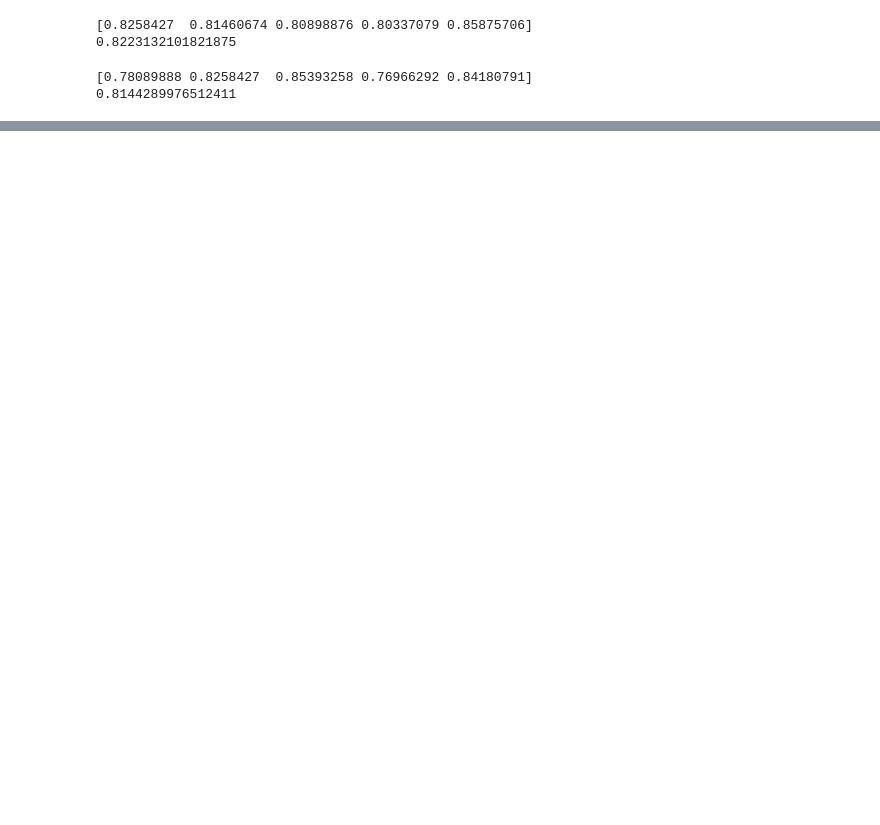
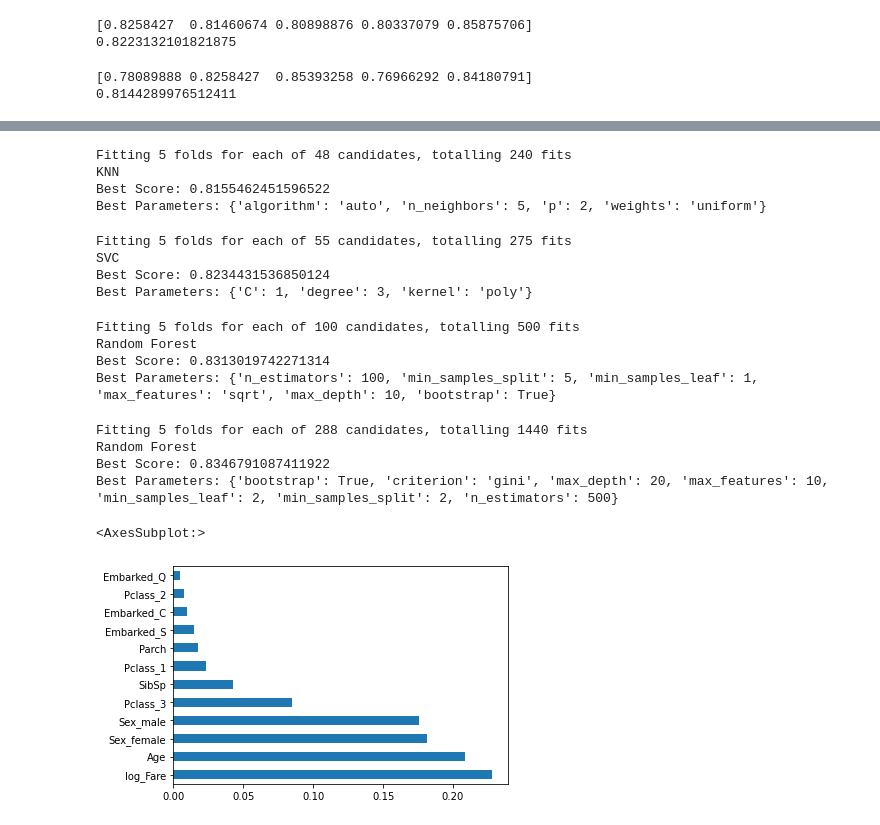
Before and after one commit to nicholashuang23/Personal-Projects, a Jupyter notebook: Data Project/Kaggle Titanic Survival Prediction/Jupyter Notebooks/Preprocessing.ipynb, the cells around one changed output, grey strips where cells are left out. Cells and saved outputs as stored; diff of their text form; code cells hidden in the pictures; blank space fills up the shorter version.

```diff
--- a/Data Project/Kaggle Titanic Survival Prediction/Jupyter Notebooks/Preprocessing.ipynb
+++ b/Data Project/Kaggle Titanic Survival Prediction/Jupyter Notebooks/Preprocessing.ipynb
@@ -326,0 +353,75 @@ basic_submission.to_csv('basic_submission.csv', index = False)
+# %%
+knn = KNeighborsClassifier()
+param_grid = {
+    'n_neighbors': [3,5,7,9],
+    'weights' : ['uniform', 'distance'],
+    'algorithm': ['auto', 'ball_tree', 'kd_tree'],
+    'p': [1,2]
+
+}
+
+clf_knn = GridSearchCV(knn, param_grid = param_grid, cv = 5, verbose = True, n_jobs = -1)
+best_clf_knn = clf_knn.fit(X_train, y_train)
+clf_performance(best_clf_knn, 'KNN')
+# %% [output]
+Fitting 5 folds for each of 48 candidates, totalling 240 fits
+KNN
+Best Score: 0.8155462451596522
+Best Parameters: {'algorithm': 'auto', 'n_neighbors': 5, 'p': 2, 'weights': 'uniform'}
+# %%
+svc = SVC(probability = True)
+param_grid = tuned_parameters = [{'kernel': ['rbf'], 'gamma': [.1, .5, 1, 2, 5, 10], 'C': [.1,1,10,100,1000]},
+                                 {'kernel': ['linear'], 'C': [.1,1,10,100,1000]},
+                                {'kernel': ['poly'], 'degree':[2,3,4,5], 'C': [.1,1,10,100,1000]}
+                                ]
+
+clf_svc = GridSearchCV(svc, param_grid = param_grid, cv = 5, verbose = 5, n_jobs = -1)
+best_clf_svc = clf_svc.fit(X_train, y_train)
+clf_performance(best_clf_svc, 'SVC')
+# %% [output]
+Fitting 5 folds for each of 55 candidates, totalling 275 fits
+SVC
+Best Score: 0.8234431536850124
+Best Parameters: {'C': 1, 'degree': 3, 'kernel': 'poly'}
+# %%
+rf = RandomForestClassifier(random_state = 1)
+param_grid =  {'n_estimators': [100,500,1000],
+                                  'bootstrap': [True,False],
+                                  'max_depth': [3,5,10,20,50,75,100,None],
+                                  'max_features': ['auto','sqrt'],
+                                  'min_samples_leaf': [1,2,4,10],
+                                  'min_samples_split': [2,5,10]}
+
+clf_rf_rnd = RandomizedSearchCV(rf, param_distributions = param_grid, n_iter = 100, cv = 5, verbose = True, n_jobs = -1)
+best_clf_rf_rnd = clf_rf_rnd.fit(X_train,y_train)
+clf_performance(best_clf_rf_rnd,'Random Forest')
+# %% [output]
+Fitting 5 folds for each of 100 candidates, totalling 500 fits
+Random Forest
+Best Score: 0.8313019742271314
+Best Parameters: {'n_estimators': 100, 'min_samples_split': 5, 'min_samples_leaf': 1, 'max_features': 'sqrt', 'max_depth': 10, 'bootstrap': True}
+# %%
+rf = RandomForestClassifier(random_state = 1)
+param_grid =  {'n_estimators': [400,450,500,550],
+               'criterion':['gini','entropy'],
+                                  'bootstrap': [True],
+                                  'max_depth': [15, 20, 25],
+                                  'max_features': ['auto','sqrt', 10],
+                                  'min_samples_leaf': [2,3],
+                                  'min_samples_split': [2,3]}
+
+clf_rf = GridSearchCV(rf, param_grid = param_grid, cv = 5, verbose = True, n_jobs = -1)
+best_clf_rf = clf_rf.fit(X_train,y_train)
+clf_performance(best_clf_rf,'Random Forest')
+# %% [output]
+Fitting 5 folds for each of 288 candidates, totalling 1440 fits
+Random Forest
+Best Score: 0.8346791087411922
+Best Parameters: {'bootstrap': True, 'criterion': 'gini', 'max_depth': 20, 'max_features': 10, 'min_samples_leaf': 2, 'min_samples_split': 2, 'n_estimators': 500}
+# %%
+best_rf = best_clf_rf.best_estimator_.fit(X_train, y_train)
+feat_importances = pd.Series(best_rf.feature_importances_, index = X_train.columns)
+feat_importances.nlargest(20).plot(kind = 'barh')
+# %% [output]
+<AxesSubplot:>
+[figure, added]
```
Also changed, not shown: parts of 14 cells of this notebook, 1 other file.
